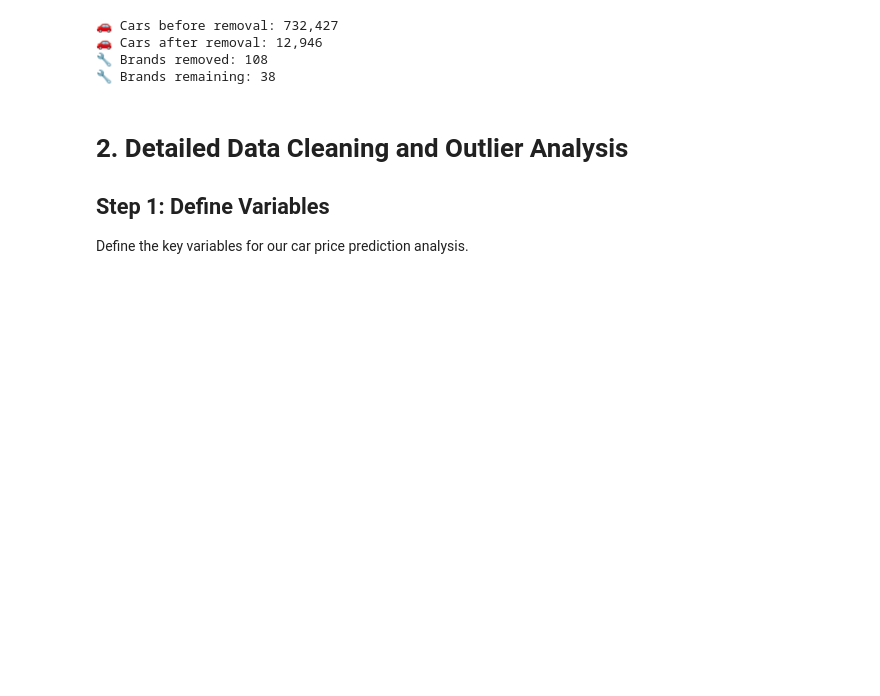
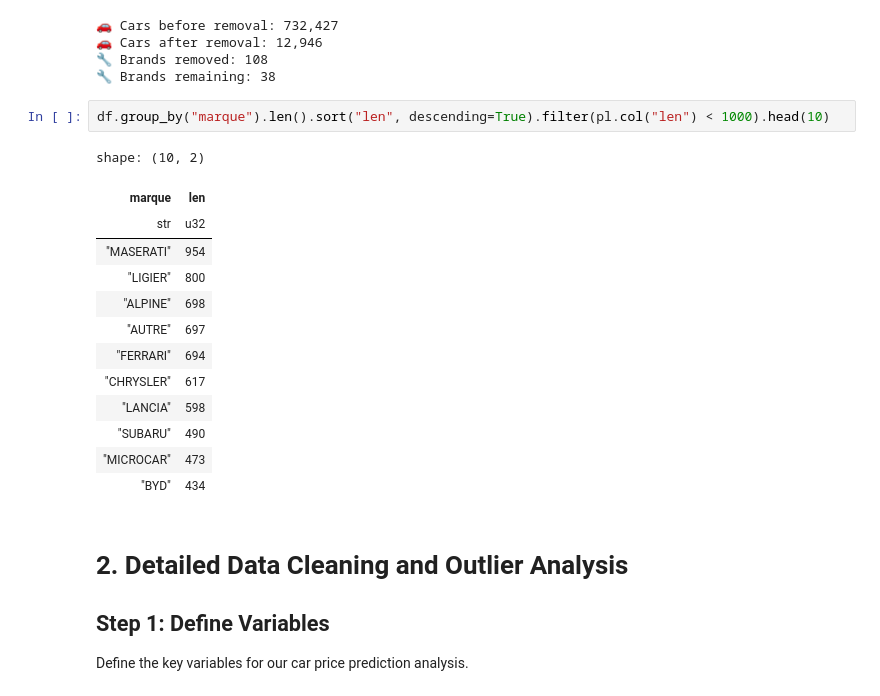
Before and after one commit to brunothefirst/car_price_prediction, a Jupyter notebook: notebooks/02_data_cleaning.ipynb, the cells around one changed output. Cells and saved outputs as stored; diff of their text form; blank space fills up the shorter version.

```diff
--- a/notebooks/02_data_cleaning.ipynb
+++ b/notebooks/02_data_cleaning.ipynb
@@ -103,6 +103,22 @@ print(f"🔧 Brands remaining: {len(brands_remain)}")
 🚗 Cars after removal: 12,946
 🔧 Brands removed: 108
 🔧 Brands remaining: 38
+# %%
+df.group_by("marque").len().sort("len", descending=True).filter(pl.col("len") < 1000).head(10)
+# %% [output]
+shape: (10, 2)
+| marque | len |
+| str | u32 |
+| "MASERATI" | 954 |
+| "LIGIER" | 800 |
+| "ALPINE" | 698 |
+| "AUTRE" | 697 |
+| "FERRARI" | 694 |
+| "CHRYSLER" | 617 |
+| "LANCIA" | 598 |
+| "SUBARU" | 490 |
+| "MICROCAR" | 473 |
+| "BYD" | 434 |
 # %% [markdown]
 # 2. Detailed Data Cleaning and Outlier Analysis
 
```
Also changed, not shown: parts of 1 cell of this notebook, 1 other file.
